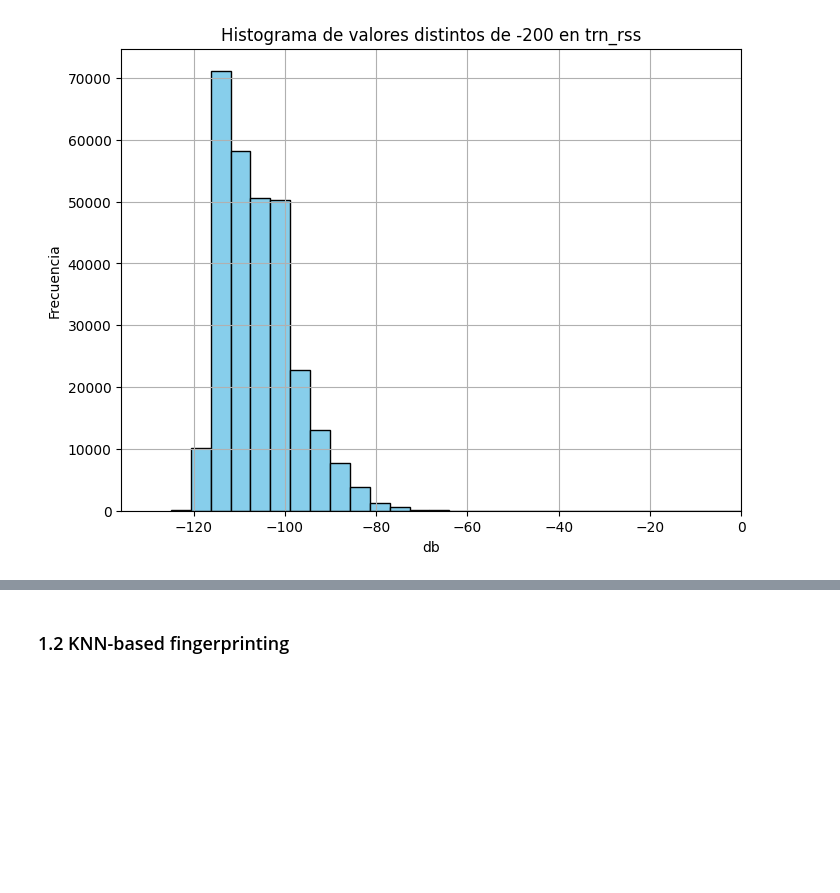
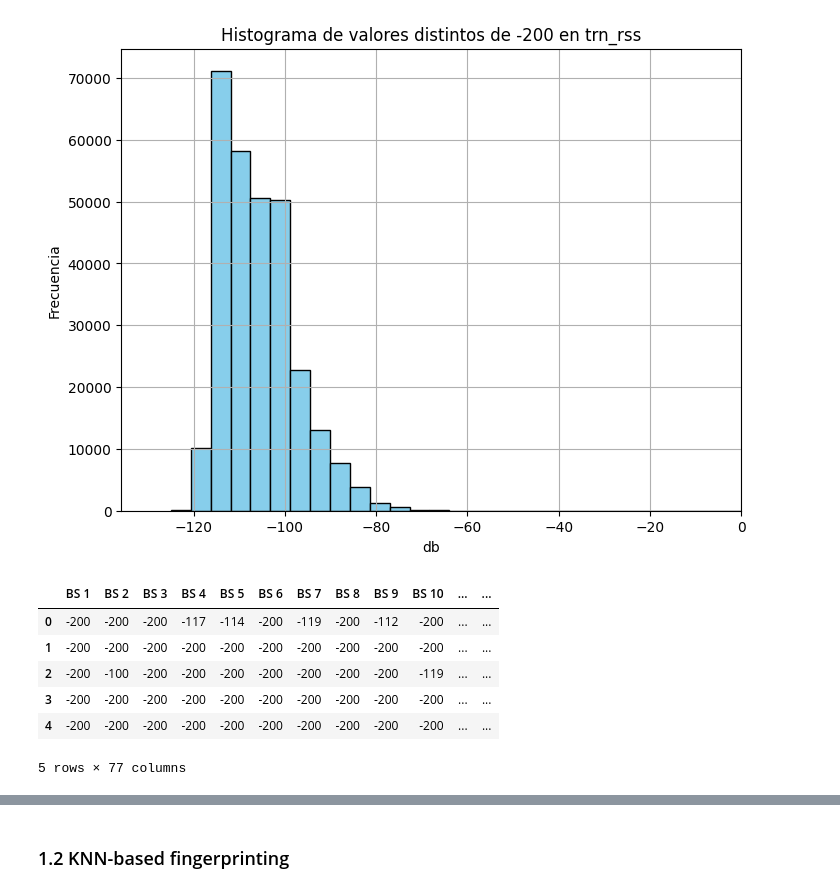
Before and after one commit to ernesto-miguez/UOC, a Jupyter notebook: TFM/Data partitioning strategy.ipynb, the cells around one changed output, grey strips where cells are left out. Cells and saved outputs as stored; diff of their text form; code cells hidden in the pictures; blank space fills up the shorter version.

```diff
--- a/TFM/Data partitioning strategy.ipynb
+++ b/TFM/Data partitioning strategy.ipynb
@@ -88,3 +88,14 @@ plt.grid(True)
 plt.show()
 # %% [output]
 [figure]
+# %%
+file = pd.read_csv('lorawan_antwerp_2019_dataset.csv') # doi 10.5281/zenodo.1212478
+file.head()
+# %% [output]
+|  | BS 1 | BS 2 | BS 3 | BS 4 | BS 5 | BS 6 | BS 7 | BS 8 | BS 9 | BS 10 | ... | ... |
+| 0 | -200 | -200 | -200 | -117 | -114 | -200 | -119 | -200 | -112 | -200 | ... | ... |
+| 1 | -200 | -200 | -200 | -200 | -200 | -200 | -200 | -200 | -200 | -200 | ... | ... |
+| 2 | -200 | -100 | -200 | -200 | -200 | -200 | -200 | -200 | -200 | -119 | ... | ... |
+| 3 | -200 | -200 | -200 | -200 | -200 | -200 | -200 | -200 | -200 | -200 | ... | ... |
+| 4 | -200 | -200 | -200 | -200 | -200 | -200 | -200 | -200 | -200 | -200 | ... | ... |
+5 rows × 77 columns
```
Also changed, not shown: parts of 1 cell of this notebook.
